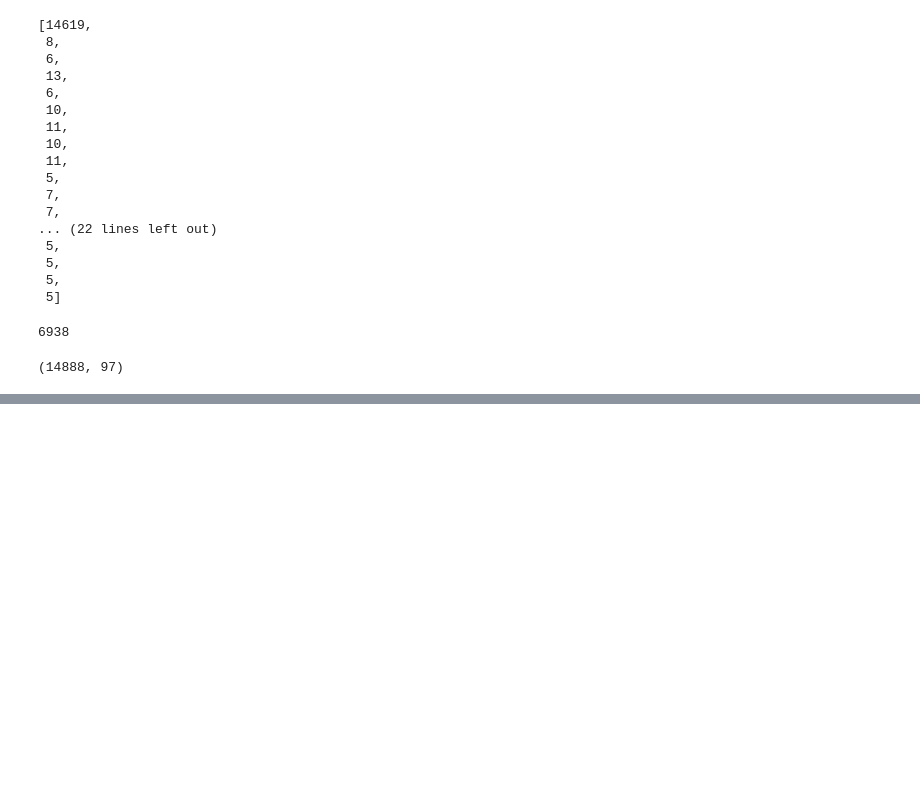
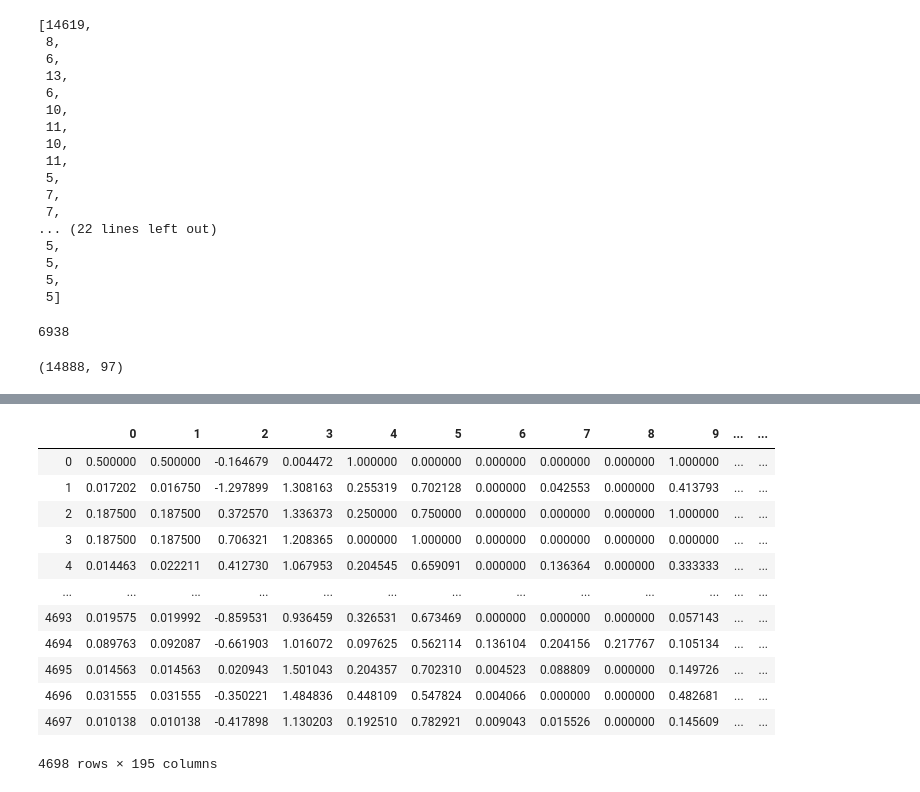
Before and after one commit to valerkabvv/antifraud, a Jupyter notebook: Untitled.ipynb, the cells around one changed output, grey strips where cells are left out. Saved outputs shown, nothing was run; the diff lists cells and outputs as text; code cells hidden in the pictures; blank space fills up the shorter version.

```diff
--- a/Untitled.ipynb
+++ b/Untitled.ipynb
@@ -367,0 +531,8 @@ features.shape
+# %%
+X, Y = SMOTENC([194], sampling_strategy=0.1).fit_resample(trr, tr_targ)
+X = pd.DataFrame(X)
+# %%
+X[194] = X[194].astype(int)
+# %%
+model = catboost.CatBoostClassifier(cat_features=[194])
+model.fit(X, Y)
@@ -367,0 +558,16 @@ features.shape
+# %%
+X
+# %% [output]
+|  | 0 | 1 | 2 | 3 | 4 | 5 | 6 | 7 | 8 | 9 | ... | ... |
+| 0 | 0.500000 | 0.500000 | -0.164679 | 0.004472 | 1.000000 | 0.000000 | 0.000000 | 0.000000 | 0.000000 | 1.000000 | ... | ... |
+| 1 | 0.017202 | 0.016750 | -1.297899 | 1.308163 | 0.255319 | 0.702128 | 0.000000 | 0.042553 | 0.000000 | 0.413793 | ... | ... |
+| 2 | 0.187500 | 0.187500 | 0.372570 | 1.336373 | 0.250000 | 0.750000 | 0.000000 | 0.000000 | 0.000000 | 1.000000 | ... | ... |
+| 3 | 0.187500 | 0.187500 | 0.706321 | 1.208365 | 0.000000 | 1.000000 | 0.000000 | 0.000000 | 0.000000 | 0.000000 | ... | ... |
+| 4 | 0.014463 | 0.022211 | 0.412730 | 1.067953 | 0.204545 | 0.659091 | 0.000000 | 0.136364 | 0.000000 | 0.333333 | ... | ... |
+| ... | ... | ... | ... | ... | ... | ... | ... | ... | ... | ... | ... | ... |
+| 4693 | 0.019575 | 0.019992 | -0.859531 | 0.936459 | 0.326531 | 0.673469 | 0.000000 | 0.000000 | 0.000000 | 0.057143 | ... | ... |
+| 4694 | 0.089763 | 0.092087 | -0.661903 | 1.016072 | 0.097625 | 0.562114 | 0.136104 | 0.204156 | 0.217767 | 0.105134 | ... | ... |
+| 4695 | 0.014563 | 0.014563 | 0.020943 | 1.501043 | 0.204357 | 0.702310 | 0.004523 | 0.088809 | 0.000000 | 0.149726 | ... | ... |
+| 4696 | 0.031555 | 0.031555 | -0.350221 | 1.484836 | 0.448109 | 0.547824 | 0.004066 | 0.000000 | 0.000000 | 0.482681 | ... | ... |
+| 4697 | 0.010138 | 0.010138 | -0.417898 | 1.130203 | 0.192510 | 0.782921 | 0.009043 | 0.015526 | 0.000000 | 0.145609 | ... | ... |
+4698 rows × 195 columns
```
Also changed, not shown: parts of 25 cells of this notebook.
